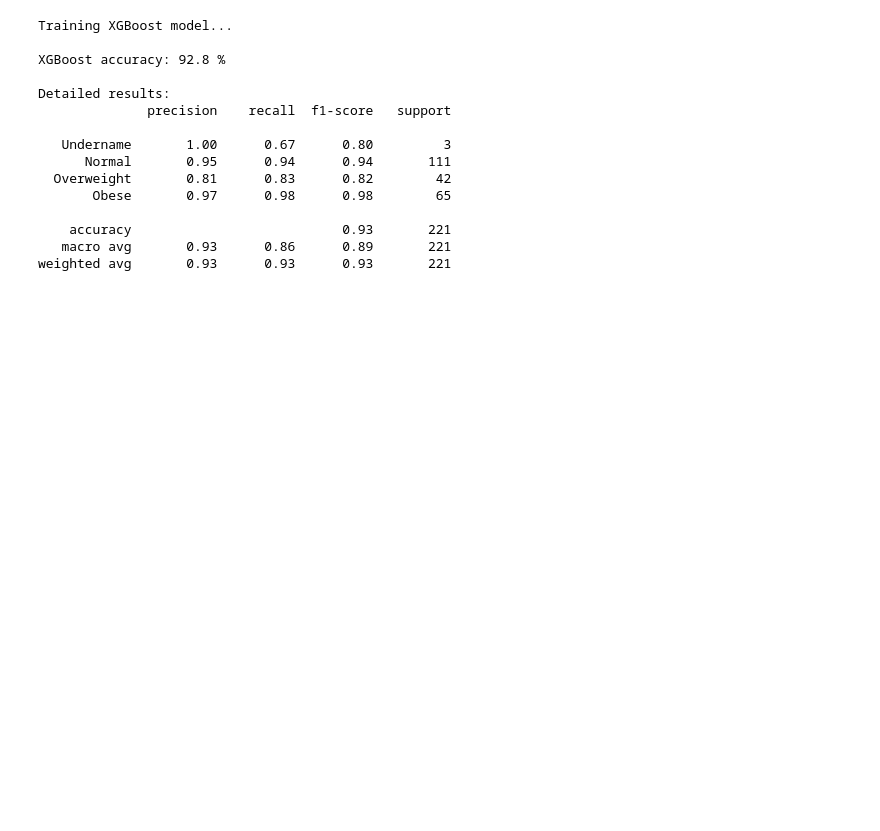
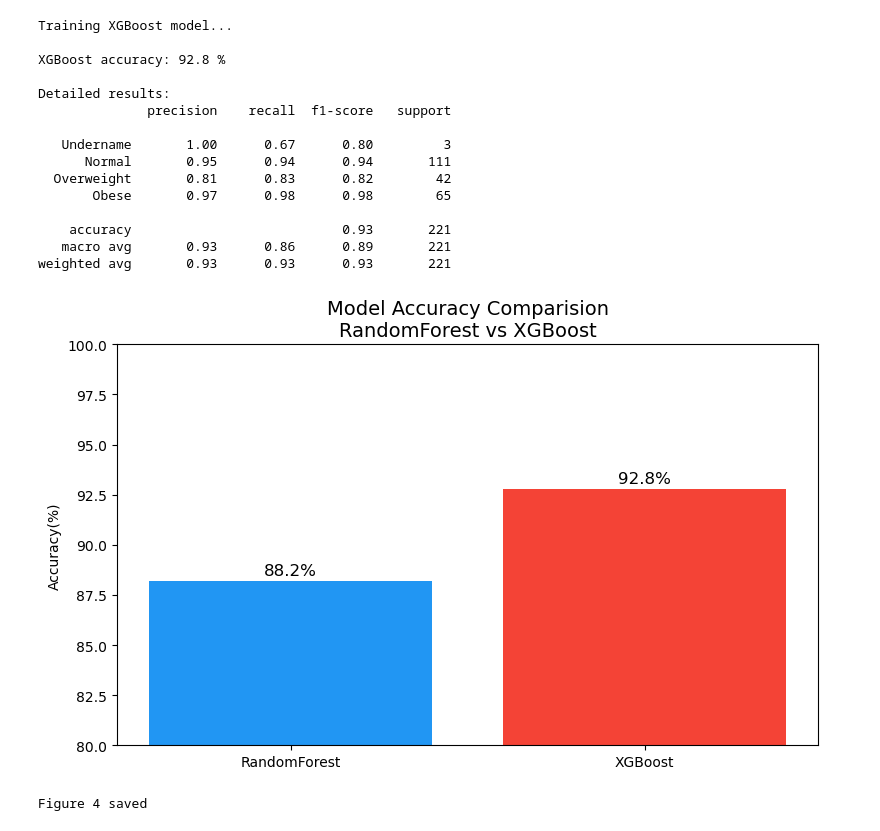
Before and after one commit to TatiBen/pediatric-obesity-ml, a Jupyter notebook: pediatric_research.ipynb, the cells around one changed output. Drawn from its saved outputs; the diff is of its cells as text; code cells hidden in the pictures; blank space fills up the shorter version.

Commit message:
Session 6 - Figure 4 model comparison chart created

```diff
--- a/pediatric_research.ipynb
+++ b/pediatric_research.ipynb
@@ -407,3 +407,23 @@ Detailed results:
     accuracy                           0.93       221
    macro avg       0.93      0.86      0.89       221
 weighted avg       0.93      0.93      0.93       221
+# %%
+models=["RandomForest","XGBoost"]
+accuracies=[88.2,92.8]
+colors=["#2196F3","#F44336"]
+plt.figure(figsize=(8,5))
+plt.bar(models,accuracies,color=colors)
+plt.title("Model Accuracy Comparision\nRandomForest vs XGBoost",
+          fontsize=14)
+plt.ylabel("Accuracy(%)")
+plt.ylim(80,100)
+for i,v in enumerate (accuracies):
+    plt.text(i,v+0.3,str(v)+"%",
+             ha="center",fontsize=12)
+plt.tight_layout()
+plt.savefig("figure4_model_comparision.png")
+plt.show()
+print("Figure 4 saved")
+# %% [output]
+[figure, added]
+Figure 4 saved
```
Also changed, not shown: 1 other file.
